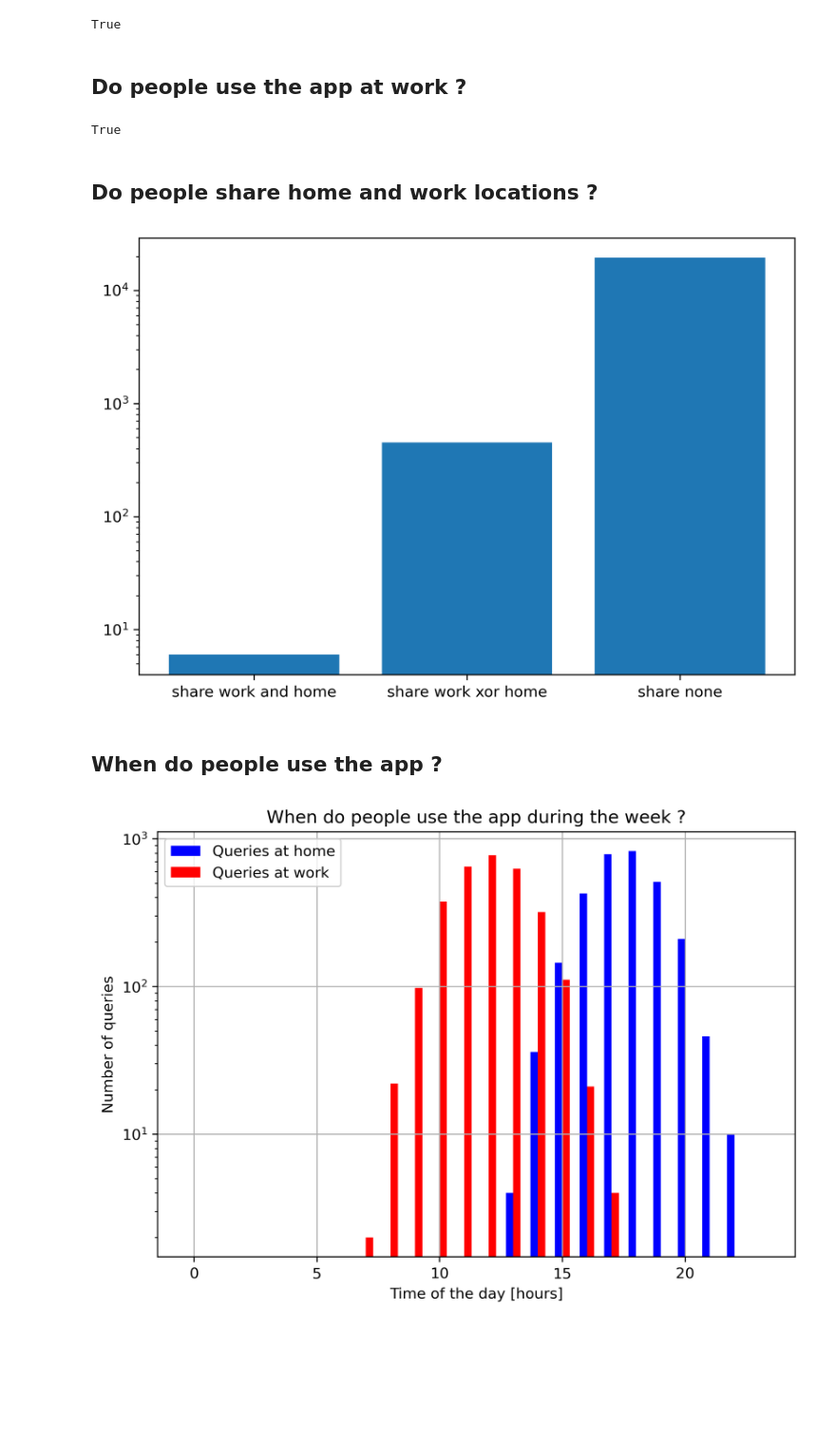
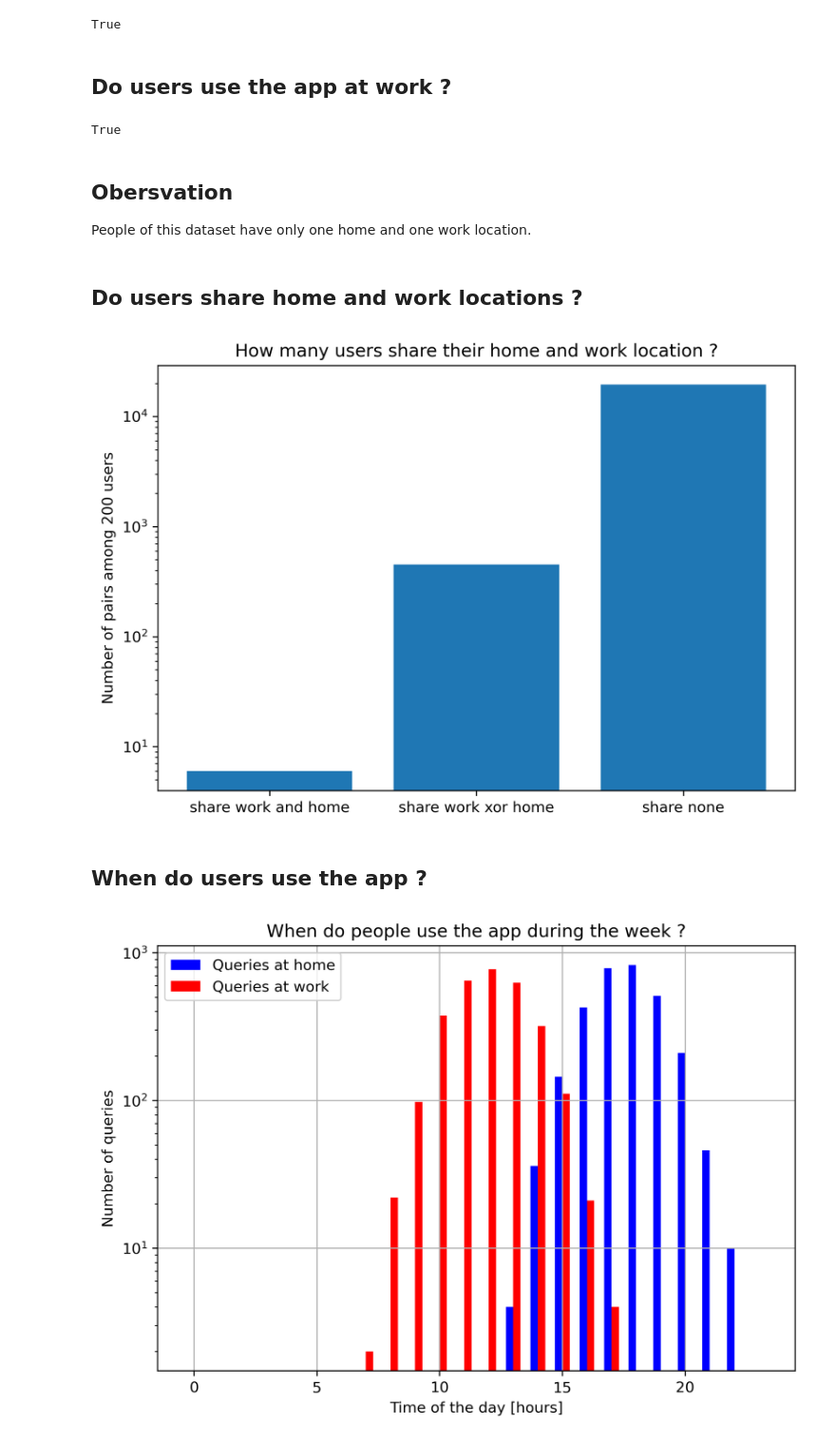
Before and after one commit to danielementary/SecretStroll, a Jupyter notebook: part2/privacy_evaluation.ipynb, the cells around one changed output. Shown at 95% size. Drawn from its saved outputs; the diff is of its cells as text; code cells hidden in the pictures; blank space fills up the shorter version.

```diff
--- a/part2/privacy_evaluation.ipynb
+++ b/part2/privacy_evaluation.ipynb
@@ -138,14 +143,17 @@ check_one_location(home_poi)
 # %% [output]
 True
 # %% [markdown]
-## Do people use the app at work ?
+## Do users use the app at work ?
 # %%
 work_poi = match_location_poi(WORK_TYPES)
 check_one_location(work_poi)
 # %% [output]
 True
+# %% [markdown]
+## Obersvation
+People of this dataset have only one home and one work location.
 # %% [markdown]
-## Do people share home and work locations ?
+## Do users share home and work locations ?
 # %%
 ip_to_home_work = {}
 
@@ -155,31 +163,39 @@ for u in list(QUERIES.keys()):
     ip_to_home_work[u] = (h,w)
 # %%
 def plot_pairs():
+    """visualize how users share home and work locations"""
+
     share_none = 0
     share_one  = 0
     share_both = 0
 
     users = list(QUERIES.keys())
-
     for i in range(len(users)):
         for j in range(i+1, len(users)):
             u, v = users[i], users[j]
             if ip_to_home_work[u] == ip_to_home_work[v]:
                 share_both += 1
             elif ip_to_home_work[u][0] == ip_to_home_work[v][0] or ip_to_home_work[u][1] == ip_to_home_work[v][1]:
                 share_one += 1
             else:
                 share_none += 1
 
     fig = plt.figure()
+
     ax = fig.add_axes([0,0,1,1])
     ax.set_yscale('log')
     ax.bar(['share work and home', 'share work xor home', 'share none'], [share_both, share_one, share_none])
+
+    plt.title("How many users share their home and work location ?")
+    plt.ylabel("Number of pairs among 200 users")
+
+    plt.savefig("share.png", dpi=300, bbox_inches='tight')
+
     plt.show()
+
+plot_pairs()
+# %% [output]
+[figure, added]
-# %%
-plot_pairs()
-# %% [output]
-[figure, removed]
 # %% [markdown]
-## When do people use the app ?
+## When do users use the app ?
 # %%
```
Also changed, not shown: parts of 25 cells of this notebook, 2 other files.
